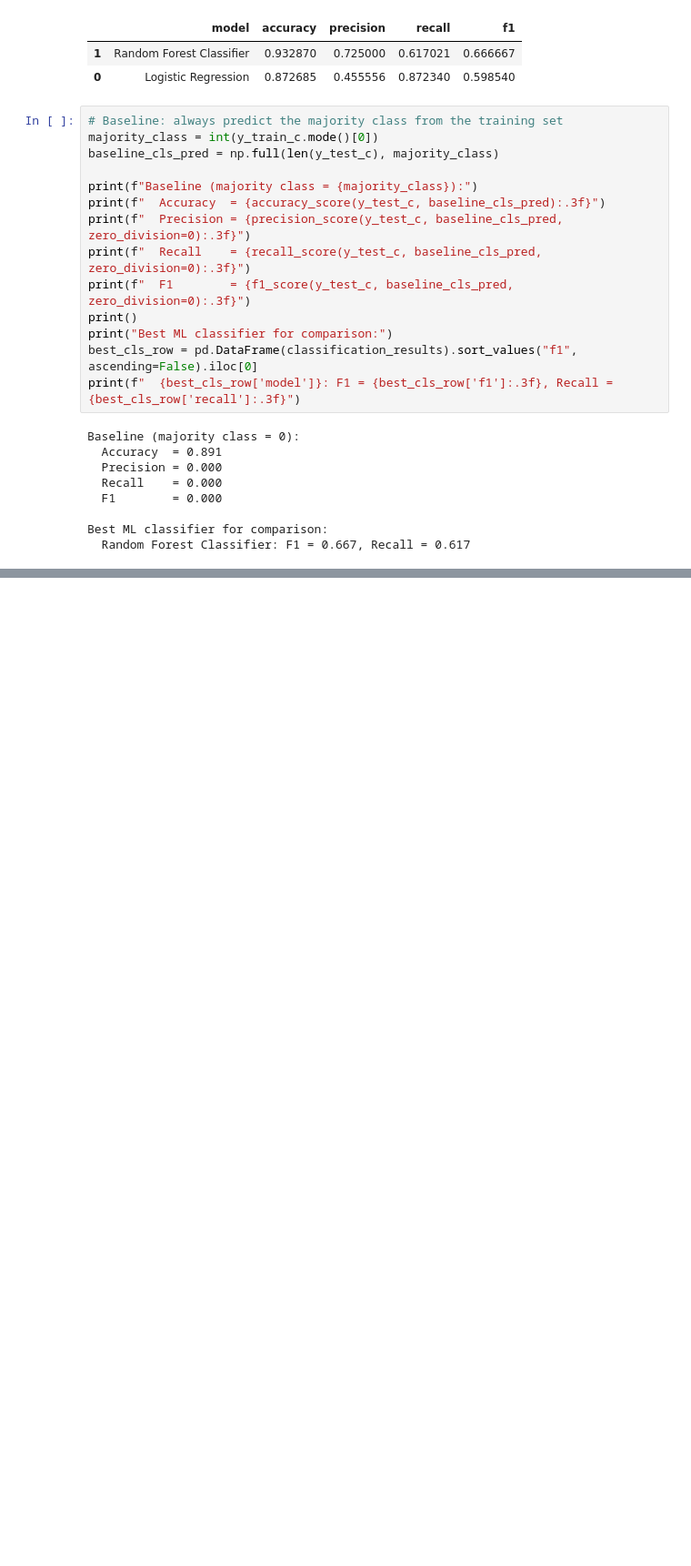
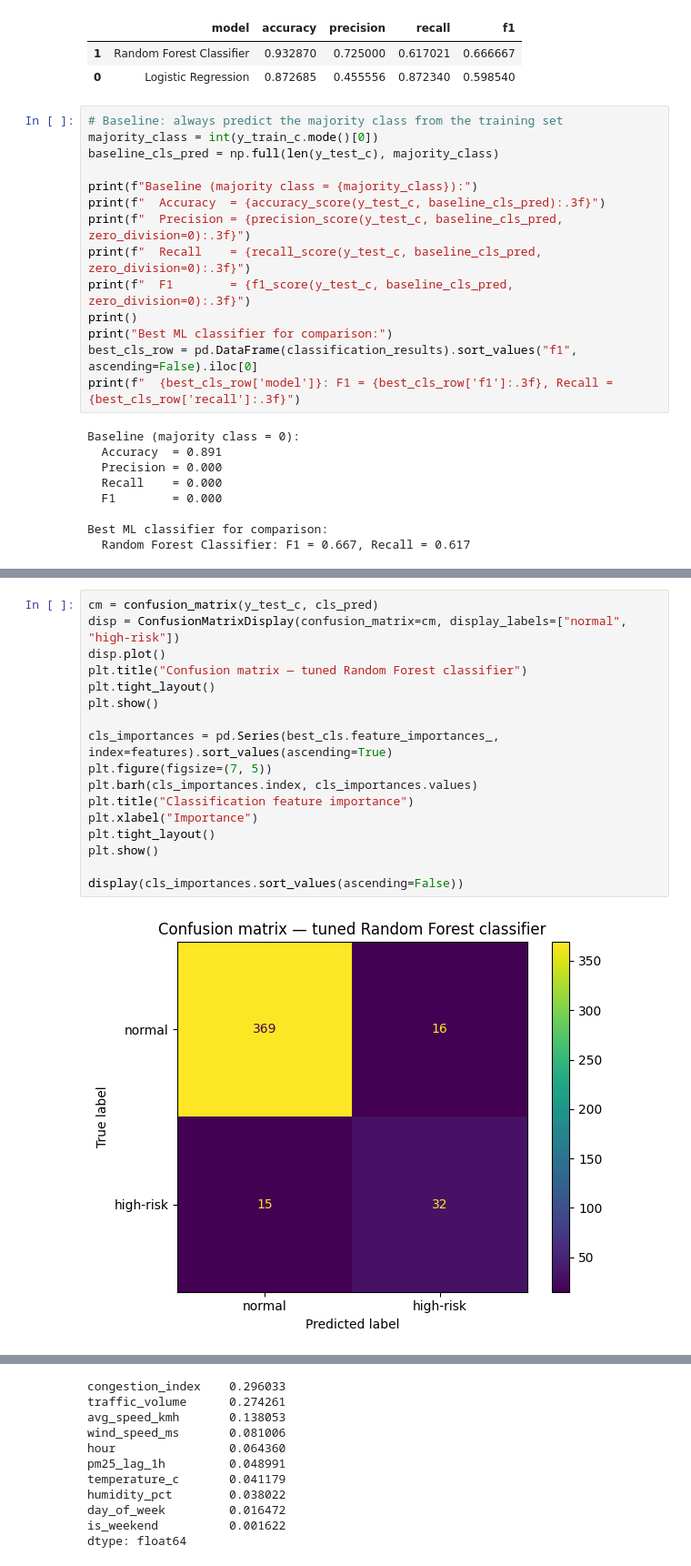
Before and after one commit to hktodorova/urban_air_quality_project, a Jupyter notebook: notebooks/urban_air_quality_analysis.ipynb, the cells around one changed output, grey strips where cells are left out. Shown at 91% size. Drawn from its saved outputs; the diff is of its cells as text; blank space fills up the shorter version.

Commit message:
Tune Random Forest classifier

```diff
--- a/notebooks/urban_air_quality_analysis.ipynb
+++ b/notebooks/urban_air_quality_analysis.ipynb
@@ -611,0 +656,19 @@ Best ML classifier for comparison:
+# %%
+cm = confusion_matrix(y_test_c, cls_pred)
+disp = ConfusionMatrixDisplay(confusion_matrix=cm, display_labels=["normal", "high-risk"])
+disp.plot()
+plt.title("Confusion matrix — tuned Random Forest classifier")
+plt.tight_layout()
+plt.show()
+
+cls_importances = pd.Series(best_cls.feature_importances_, index=features).sort_values(ascending=True)
+plt.figure(figsize=(7, 5))
+plt.barh(cls_importances.index, cls_importances.values)
+plt.title("Classification feature importance")
+plt.xlabel("Importance")
+plt.tight_layout()
+plt.show()
+
+display(cls_importances.sort_values(ascending=False))
+# %% [output]
+[figure, added]
@@ -611,0 +676,11 @@ Best ML classifier for comparison:
+congestion_index    0.296033
+traffic_volume      0.274261
+avg_speed_kmh       0.138053
+wind_speed_ms       0.081006
+hour                0.064360
+pm25_lag_1h         0.048991
+temperature_c       0.041179
+humidity_pct        0.038022
+day_of_week         0.016472
+is_weekend          0.001622
+dtype: float64
```
Also changed, not shown: parts of 3 cells of this notebook.
